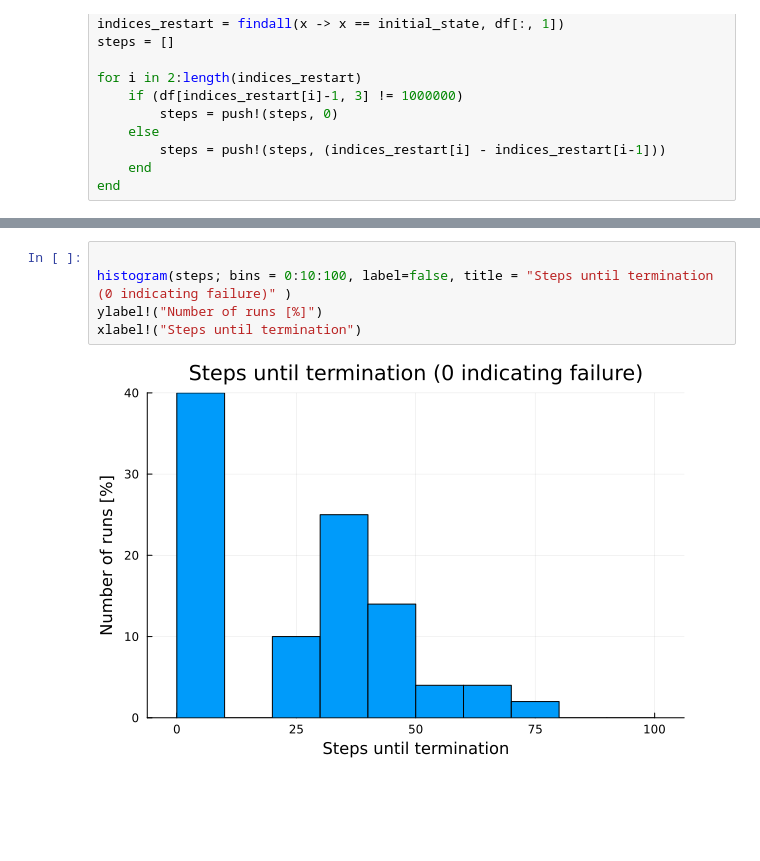
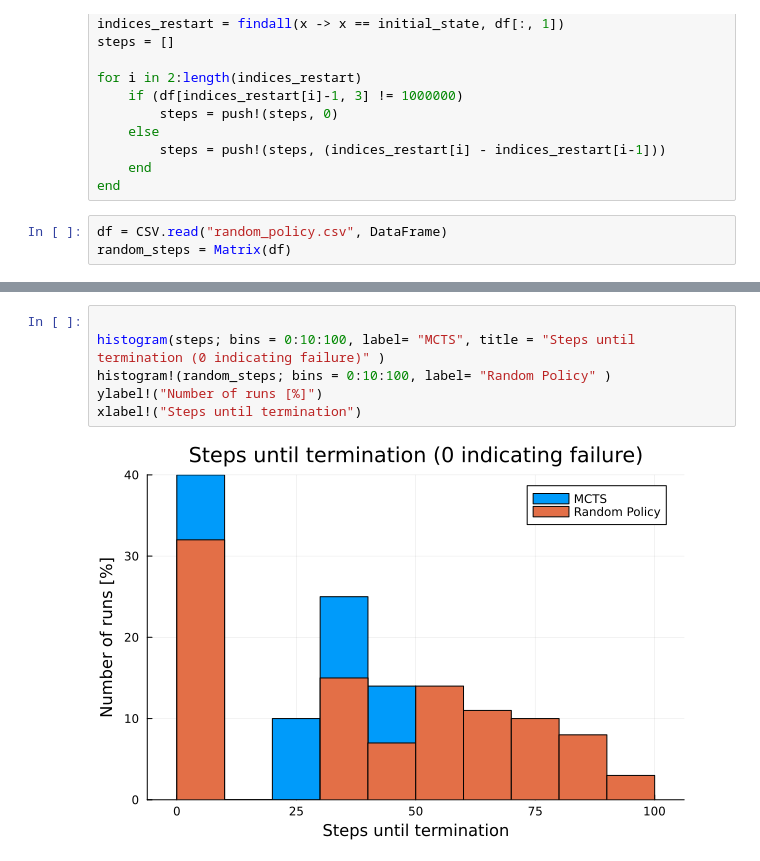
Before and after one commit to zhao-harry/aa-228-final-project, a Jupyter notebook: Plotting.ipynb, the cells around one changed output, grey strips where cells are left out. Drawn from its saved outputs; the diff is of its cells as text; blank space fills up the shorter version.

```diff
--- a/Plotting.ipynb
+++ b/Plotting.ipynb
@@ -26,3 +31,6 @@ for i in 2:length(indices_restart)
         steps = push!(steps, (indices_restart[i] - indices_restart[i-1]))
     end
 end
+# %%
+df = CSV.read("random_policy.csv", DataFrame)
+random_steps = Matrix(df)
@@ -29,10 +55,11 @@ end
 # %%
 
-histogram(steps; bins = 0:10:100, label=false, title = "Steps until termination (0 indicating failure)" )
+histogram(steps; bins = 0:10:100, label= "MCTS", title = "Steps until termination (0 indicating failure)" )
+histogram!(random_steps; bins = 0:10:100, label= "Random Policy" )
 ylabel!("Number of runs [%]")
 xlabel!("Steps until termination")
 # %% [output]
-[figure, old version]
+[figure, new version]
 # %%
 #plot Mission Progress over Resources
 
```
Also changed, not shown: parts of 4 cells of this notebook, 1 other file.
